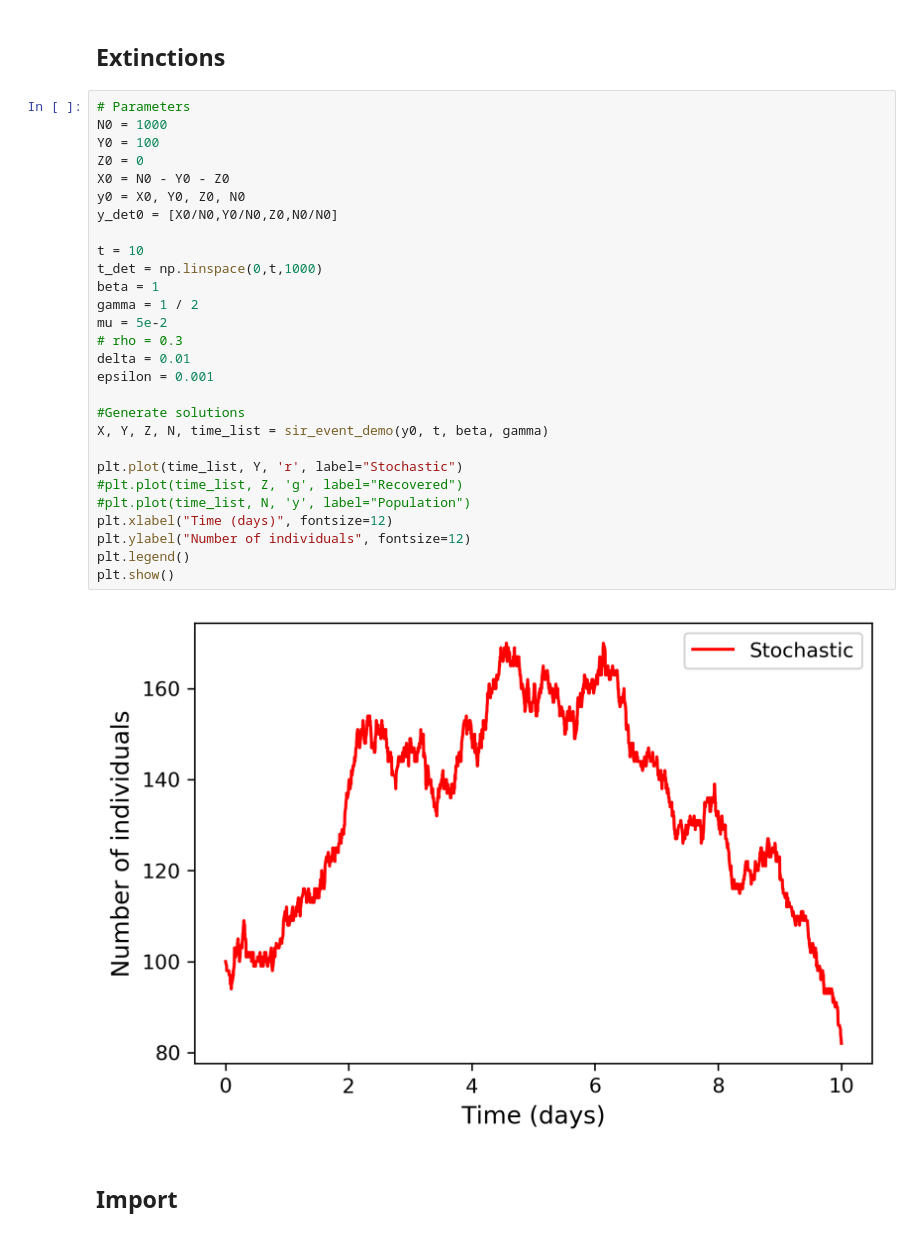
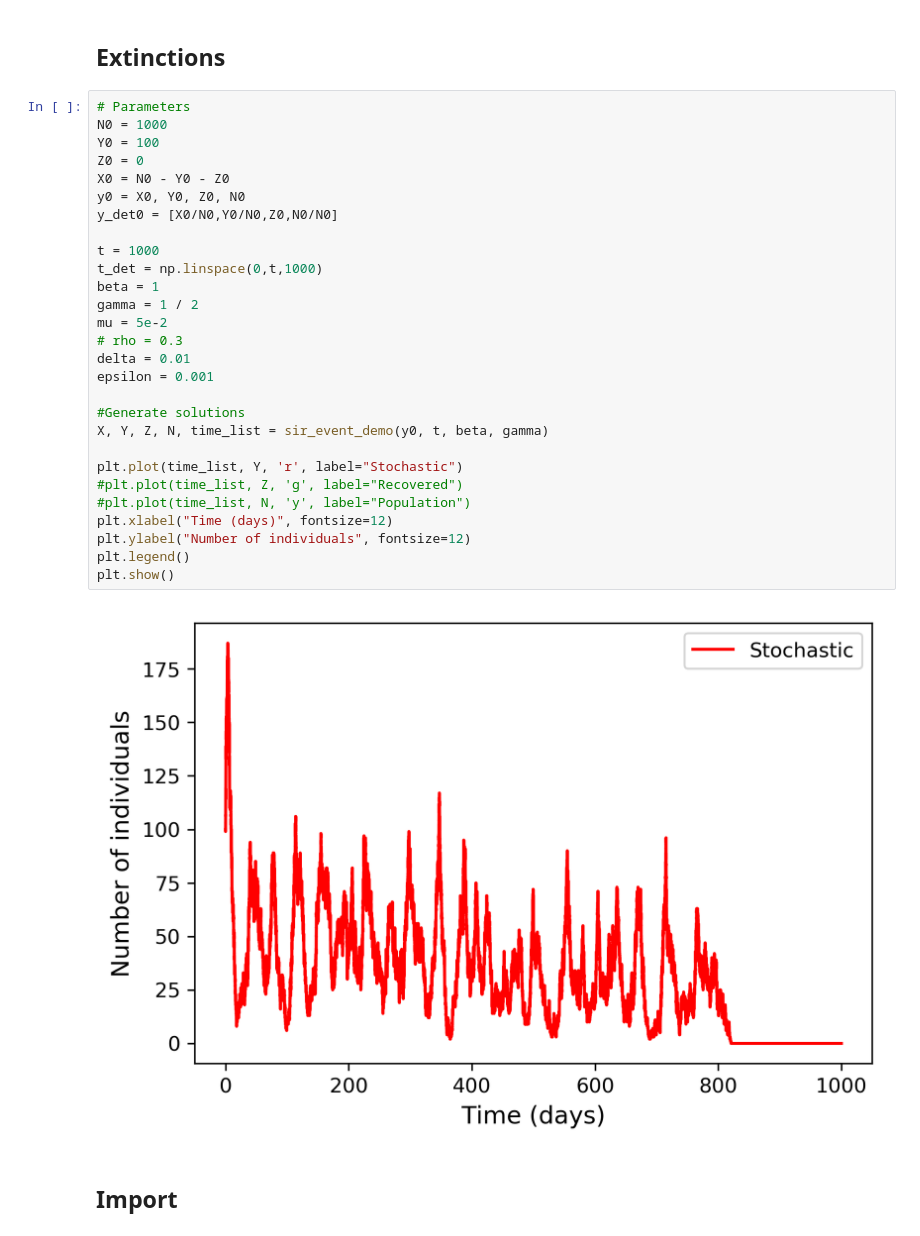
Before and after one commit to sannedonker/ICS_Assignment2, a Jupyter notebook: S_A_M_Donker_10780416_H_M_OudeNijhuis_12942936_Assignment2.ipynb, the cells around one changed output. Saved outputs shown, nothing was run; the diff lists cells and outputs as text.

```diff
--- a/S_A_M_Donker_10780416_H_M_OudeNijhuis_12942936_Assignment2.ipynb
+++ b/S_A_M_Donker_10780416_H_M_OudeNijhuis_12942936_Assignment2.ipynb
@@ -454,33 +454,33 @@ plt.show()
 # %%
 # Parameters
 N0 = 1000
 Y0 = 100
 Z0 = 0
 X0 = N0 - Y0 - Z0
 y0 = X0, Y0, Z0, N0
 y_det0 = [X0/N0,Y0/N0,Z0,N0/N0]
 
-t = 10
+t = 1000
 t_det = np.linspace(0,t,1000)
 beta = 1
 gamma = 1 / 2
 mu = 5e-2
 # rho = 0.3
 delta = 0.01
 epsilon = 0.001
 
 #Generate solutions
 X, Y, Z, N, time_list = sir_event_demo(y0, t, beta, gamma)
 
 plt.plot(time_list, Y, 'r', label="Stochastic")
 #plt.plot(time_list, Z, 'g', label="Recovered")
 #plt.plot(time_list, N, 'y', label="Population")
 plt.xlabel("Time (days)", fontsize=12)
 plt.ylabel("Number of individuals", fontsize=12)
 plt.legend()
 plt.show()
 # %% [output]
-[figure, old version]
+[figure, new version]
 # %% [markdown]
 ## Import
 # %%
```
Also changed, not shown: parts of 5 cells of this notebook.
